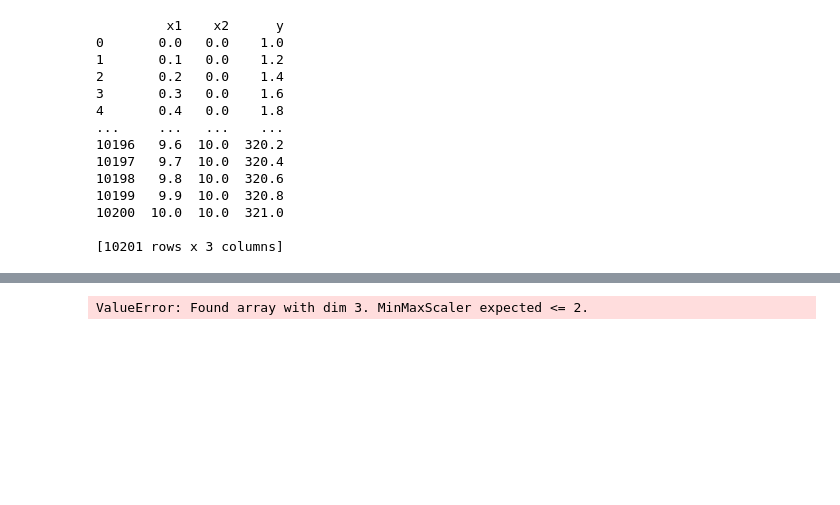
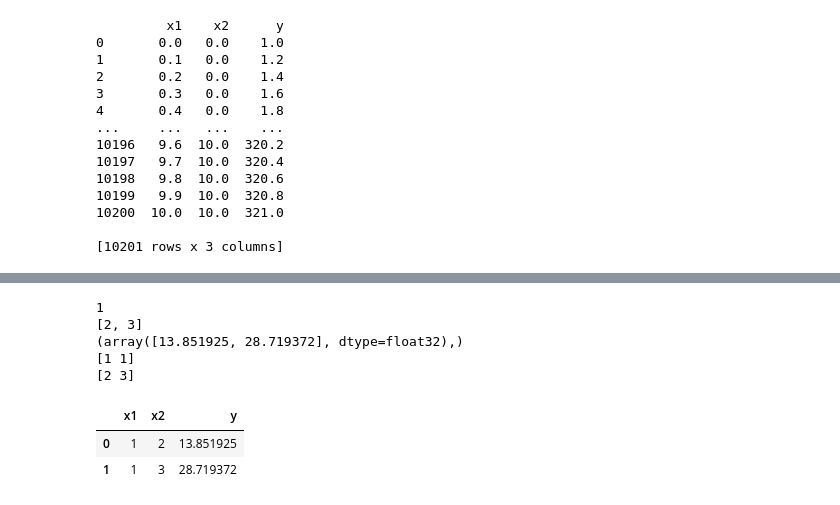
Before and after one commit to zierenberg/nnapprox, a Jupyter notebook: notebooks/example_pytorch.ipynb, the cells around one changed output, grey strips where cells are left out. Cells and saved outputs as stored; diff of their text form; code cells hidden in the pictures; blank space fills up the shorter version.

```diff
--- a/notebooks/example_pytorch.ipynb
+++ b/notebooks/example_pytorch.ipynb
@@ -137,5 +129,15 @@ ax.view_init(10, -30)
-# %%
-x1,x2 = np.meshgrid(np.linspace(-2,12,141), np.linspace(-2,12,141))
-func(x1,x2)
-# %% [output]
-ValueError: Found array with dim 3. MinMaxScaler expected <= 2.
+# %%
+y = func(1,[2,3])
+print(y)
+x_df = pd.DataFrame({'x1': [1,1], 'x2': [2,3]})
+y_df = func(x_df, return_dataframe=True)
+y_df
+# %% [output]
+1
+[2, 3]
+(array([13.851925, 28.719372], dtype=float32),)
+[1 1]
+[2 3]
+|  | x1 | x2 | y |
+| 0 | 1 | 2 | 13.851925 |
+| 1 | 1 | 3 | 28.719372 |
```
Also changed, not shown: parts of 5 cells of this notebook, 11 other files.
